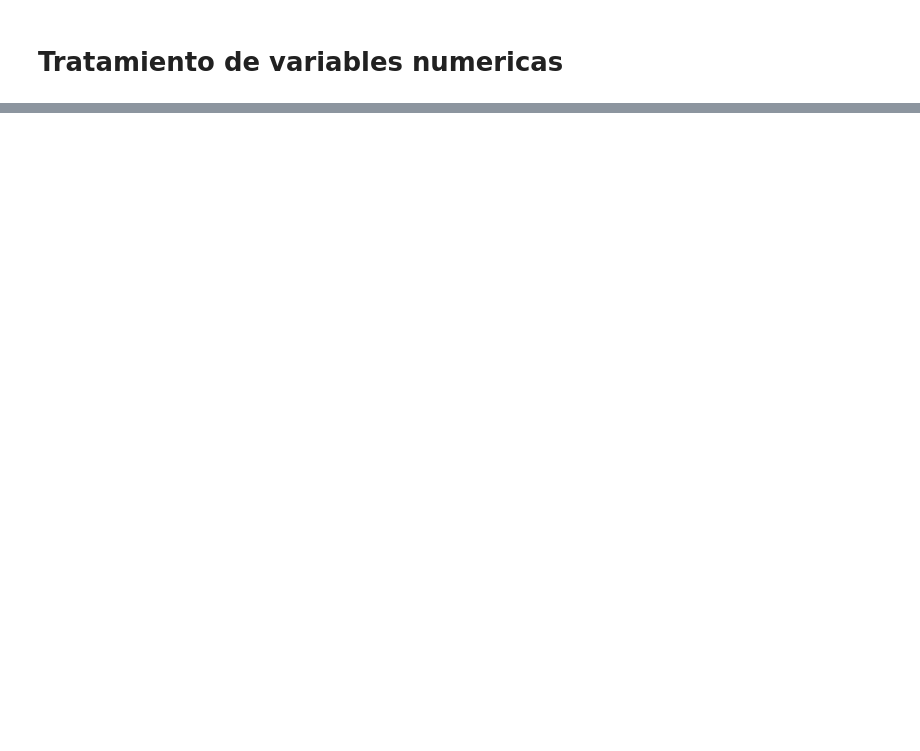
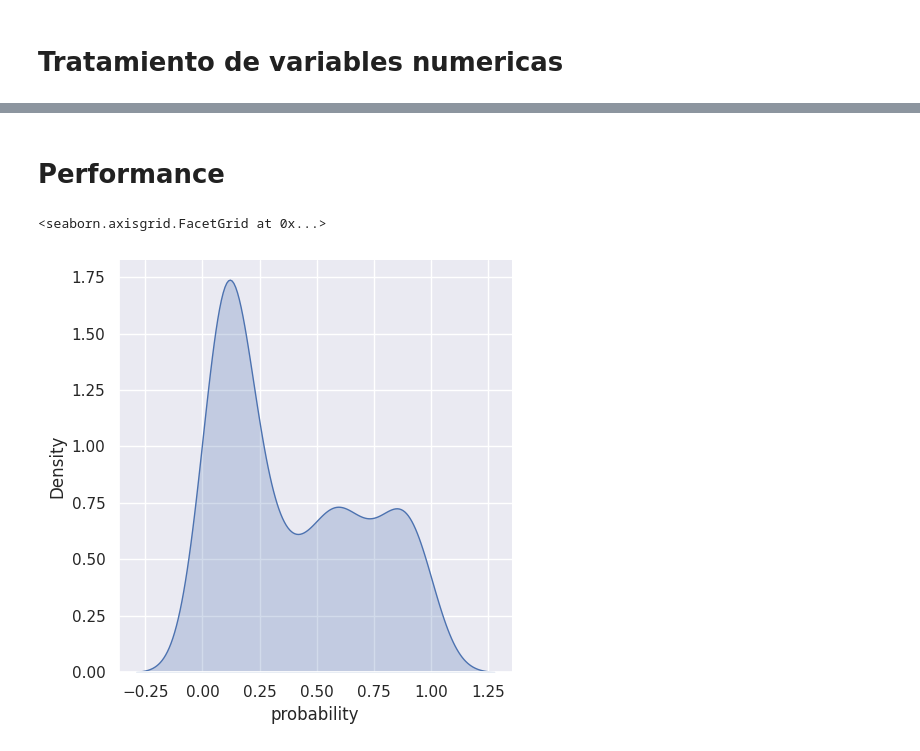
Before and after one commit to HermanMoreno98/Machine_Learning, a Jupyter notebook: Regresión_logistica.ipynb, the cells around one changed output, grey strips where cells are left out. Cells and saved outputs as stored; diff of their text form; code cells hidden in the pictures; blank space fills up the shorter version.

```diff
--- a/Regresión_logistica.ipynb
+++ b/Regresión_logistica.ipynb
@@ -385,0 +501,17 @@ test[["Pclass","Pclass_coded"]].drop_duplicates()
+# %%
+#Variables para el modelo
+numFeatures = ['Age_per','Fare_per','SibSp_per','Parch_per']
+catFeatures = ['Pclass_coded','Sex_coded','Embarked_coded']
+
+X_train = train_II[numFeatures + catFeatures]
+X_test = test_II[numFeatures + catFeatures]
+
+y_train = train.Survived
+y_test = test.Survived
+# %%
+import statsmodels.api as sm
+
+mod = sm.Logit(y_train, sm.add_constant(X_train))
+res = mod.fit()
+
+print(res.summary())
@@ -385,0 +536,9 @@ test[["Pclass","Pclass_coded"]].drop_duplicates()
+# %%
+#Backward method: probar todas las variables y retirar iterativamente las variables hasta que todas sean significativas
+#Forward "": empezar desde una variable hasta llegar a la significancia
+mod_features = list(set(numFeatures + catFeatures) - set(['Fare_per','Parch_per','Embarked_coded']))
+mod = sm.Logit(y_train, sm.add_constant(X_train[mod_features]))
+res = mod.fit()
+
+#Los signos son coherentes
+print(res.summary())
@@ -385,0 +601,16 @@ test[["Pclass","Pclass_coded"]].drop_duplicates()
+# %% [markdown]
+# Performance
+# %%
+train_II['probability'] = res.predict(sm.add_constant(train_II[mod_features]))
+test_II['probability'] = res.predict(sm.add_constant(test_II[mod_features]))
+
+# Para obtener la matriz de confusion
+train_II['prediction'] = train_II['probability'].apply(lambda x: 1 if x>=0.5 else 0)
+test_II['prediction'] = test_II['probability'].apply(lambda x: 1 if x>=0.5 else 0)
+
+test_II['Survived'] = y_test
+# %%
+sns.displot(test_II,x='probability',kind='kde',fill=True)
+# %% [output]
+<seaborn.axisgrid.FacetGrid at 0x...>
+[figure, added]
```
Also changed, not shown: parts of 37 cells of this notebook.
